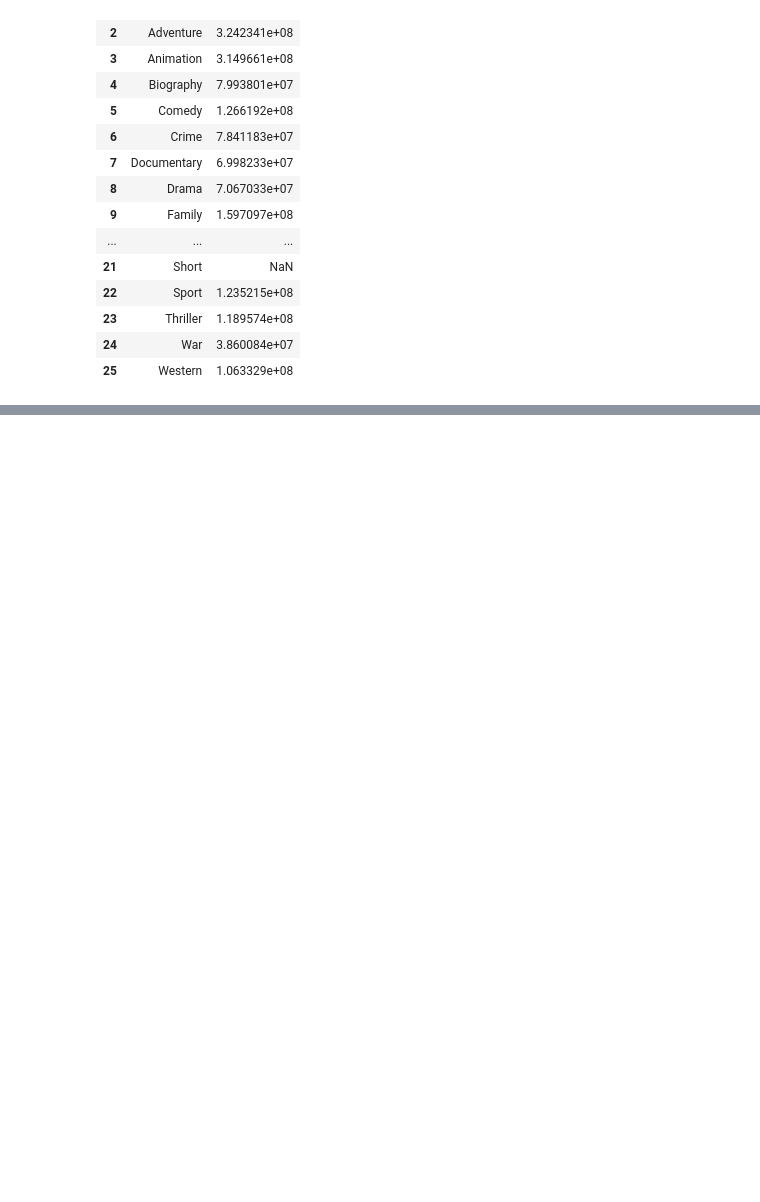
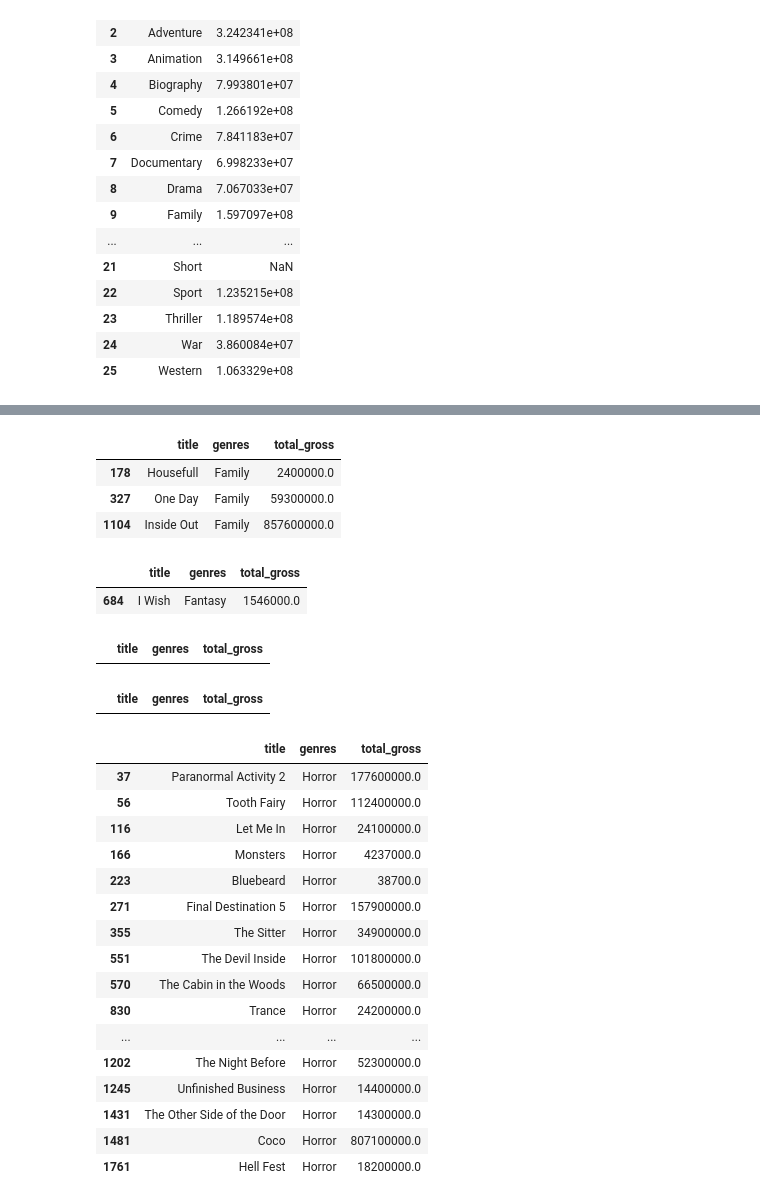
Before and after one commit to raizelistaken/project1_MovieDataAnalysis, a Jupyter notebook: Question3 Branch.ipynb, the cells around one changed output, grey strips where cells are left out. Cells and saved outputs as stored; diff of their text form; code cells hidden in the pictures; blank space fills up the shorter version.

```diff
--- a/Question3 Branch.ipynb
+++ b/Question3 Branch.ipynb
@@ -248,0 +351,40 @@ genre_gross_dict.head(26)
+# %%
+master_df.loc[(master_df['genres']) == 'Family']
+# %% [output]
+|  | title | genres | total_gross |
+| 178 | Housefull | Family | 2400000.0 |
+| 327 | One Day | Family | 59300000.0 |
+| 1104 | Inside Out | Family | 857600000.0 |
+# %%
+master_df.loc[(master_df['genres']) == 'Fantasy']
+# %% [output]
+|  | title | genres | total_gross |
+| 684 | I Wish | Fantasy | 1546000.0 |
+# %%
+master_df.loc[(master_df['genres']) == 'Game-Show']
+# %% [output]
+|  | title | genres | total_gross |
+# %%
+master_df.loc[(master_df['genres']) == 'History']
+# %% [output]
+|  | title | genres | total_gross |
+# %%
+master_df.loc[(master_df['genres']) == 'Horror']
+# %% [output]
+|  | title | genres | total_gross |
+| 37 | Paranormal Activity 2 | Horror | 177600000.0 |
+| 56 | Tooth Fairy | Horror | 112400000.0 |
+| 116 | Let Me In | Horror | 24100000.0 |
+| 166 | Monsters | Horror | 4237000.0 |
+| 223 | Bluebeard | Horror | 38700.0 |
+| 271 | Final Destination 5 | Horror | 157900000.0 |
+| 355 | The Sitter | Horror | 34900000.0 |
+| 551 | The Devil Inside | Horror | 101800000.0 |
+| 570 | The Cabin in the Woods | Horror | 66500000.0 |
+| 830 | Trance | Horror | 24200000.0 |
+| ... | ... | ... | ... |
+| 1202 | The Night Before | Horror | 52300000.0 |
+| 1245 | Unfinished Business | Horror | 14400000.0 |
+| 1431 | The Other Side of the Door | Horror | 14300000.0 |
+| 1481 | Coco | Horror | 807100000.0 |
+| 1761 | Hell Fest | Horror | 18200000.0 |
```
Also changed, not shown: parts of 24 cells of this notebook, 5 other files.
